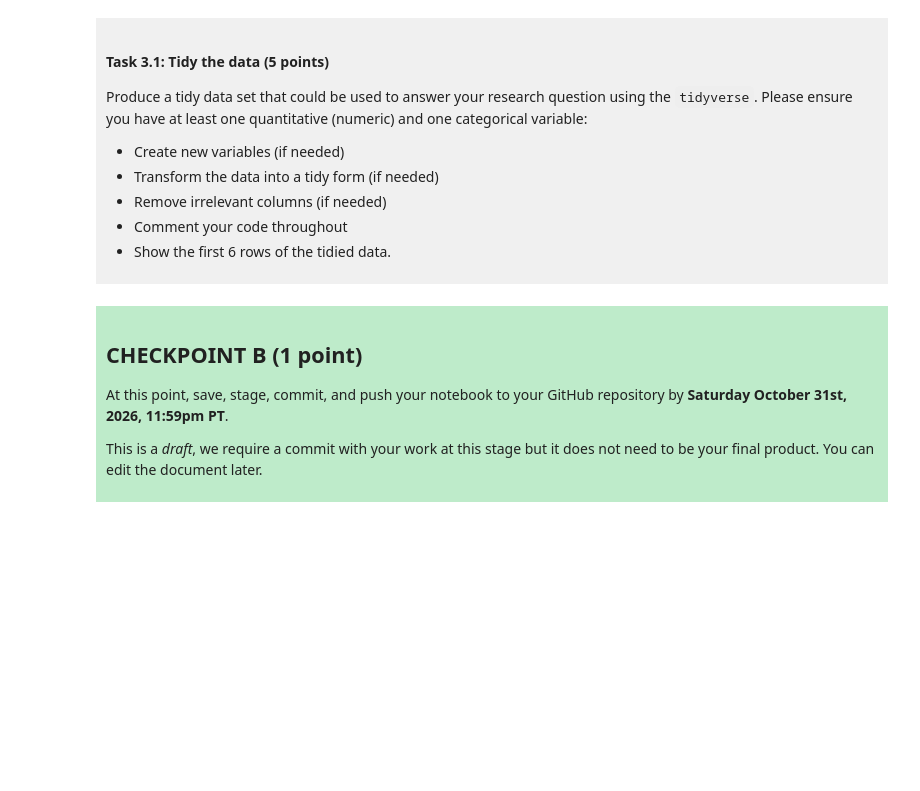
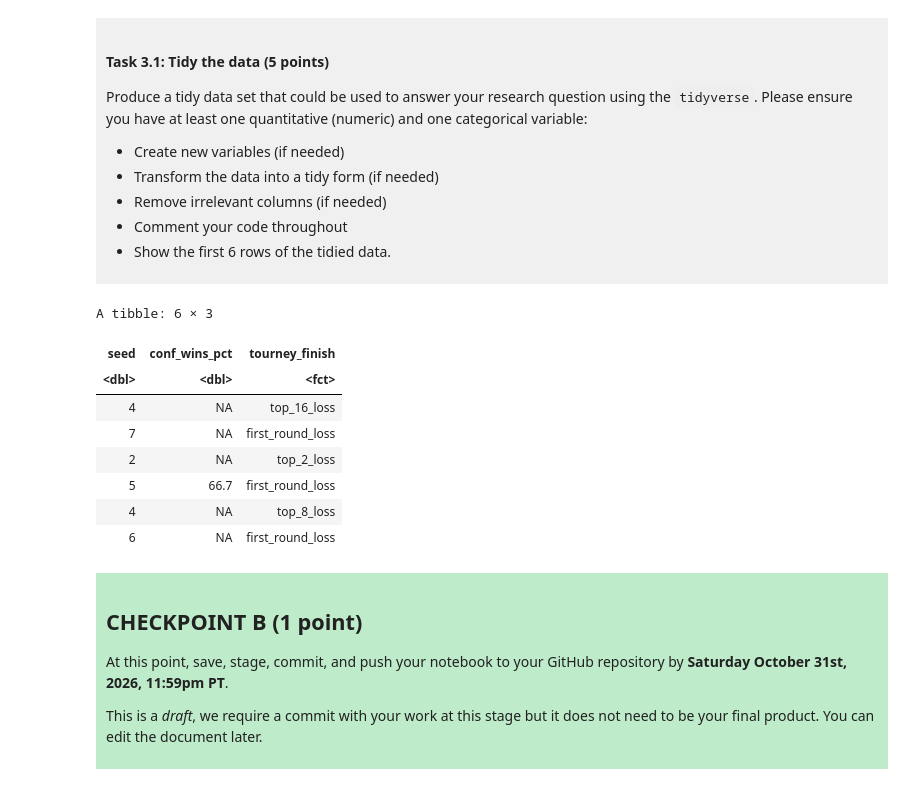
Before and after one commit to jiayinwang76/dsci-100-project-jiayin-wang, a Jupyter notebook: dsci-100-project-notebook.ipynb, the cells around one changed output. Cells and saved outputs as stored; diff of their text form; code cells hidden in the pictures; blank space fills up the shorter version.

```diff
--- a/dsci-100-project-notebook.ipynb
+++ b/dsci-100-project-notebook.ipynb
@@ -189,7 +210,23 @@ Produce a tidy data set that could be used to answer your research question usin
 
 </div>
 # %%
-### EDIT THIS CODE CELL ###
+# select the variables needed for the research question
+march_data_tidy <- march_data |>
+    select(seed, conf_wins_pct, tourney_finish) |>
+# convert tournament finish into a categorical variable
+    mutate(tourney_finish = as_factor(tourney_finish))
+# show the first 6 rows of the tidies data
+head(march_data_tidy, 6)
+# %% [output]
+A tibble: 6 × 3
+| seed | conf_wins_pct | tourney_finish |
+| <dbl> | <dbl> | <fct> |
+| 4 | NA | top_16_loss |
+| 7 | NA | first_round_loss |
+| 2 | NA | top_2_loss |
+| 5 | 66.7 | first_round_loss |
+| 4 | NA | top_8_loss |
+| 6 | NA | first_round_loss |
 # %% [markdown]
 <div style="background-color: #beebca; padding: 10px;">
 
```
Also changed, not shown: parts of 5 cells of this notebook.
